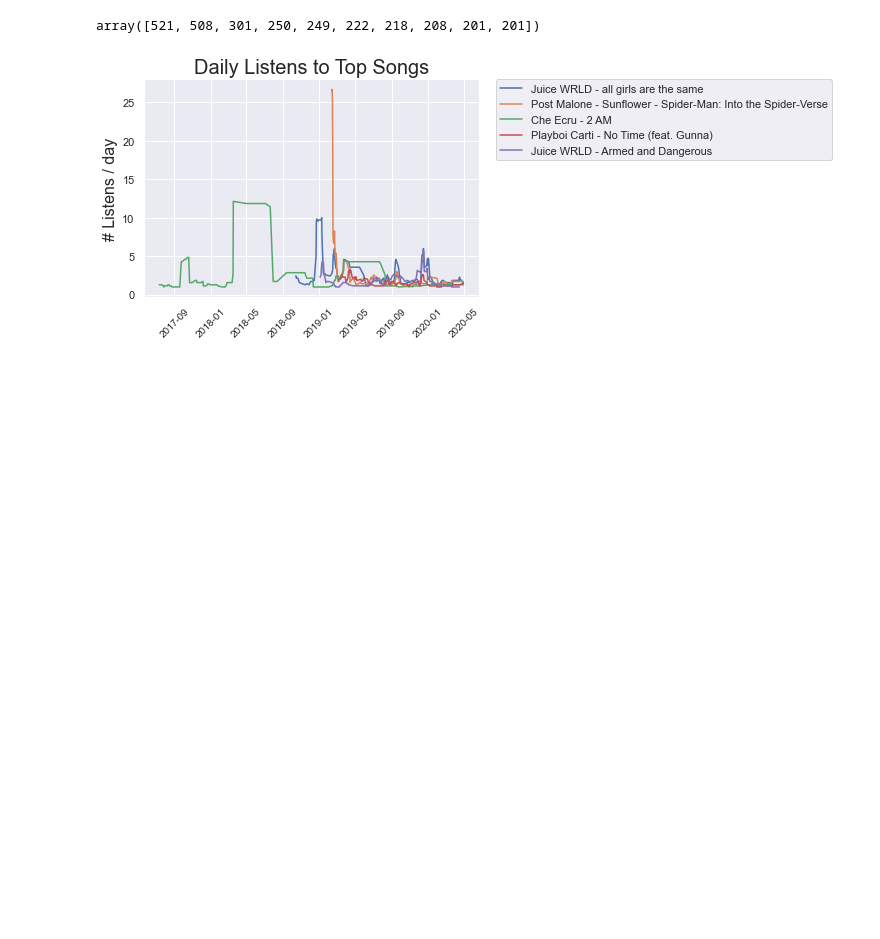
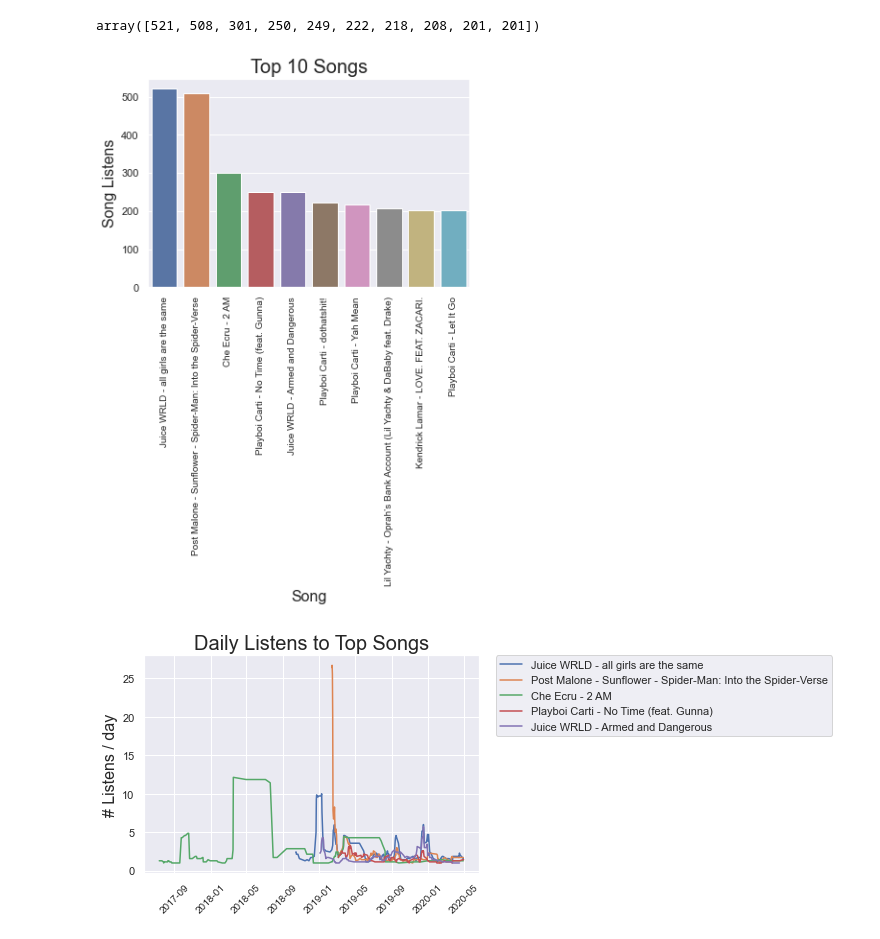
Before and after one commit to LeChase/spotify_hist, a Jupyter notebook: habit_analysis.ipynb, the cells around one changed output. Drawn from its saved outputs; the diff is of its cells as text; code cells hidden in the pictures; blank space fills up the shorter version.

Commit message:
added bar chart of top 10 songs

```diff
--- a/habit_analysis.ipynb
+++ b/habit_analysis.ipynb
@@ -441,6 +441,17 @@ top_5_songs = df.groupby([df.song, df.artist]).size().sort_values(ascending = Fa
 top_10_songs.values
 # %% [output]
 array([521, 508, 301, 250, 249, 222, 218, 208, 201, 201])
+# %%
+plt.figure()
+song_titles = ['{} - {}'.format(artist, song) for song, artist in top_10_songs.index]
+sns.barplot(x = song_titles, y = top_10_songs.values, )
+plt.title('Top 10 Songs', fontsize = 20)
+plt.ylabel('Song Listens', fontsize=16)
+plt.xlabel('Song', fontsize=16)
+plt.xticks(rotation=90, fontsize = 10)
+plt.show()
+# %% [output]
+[figure, added]
 # %%
 to_plot_songs = {'{} - {}'.format(artist, song): get_song_series(df, song).rolling(7).mean() for song, artist in top_5_songs.index}
 
```
